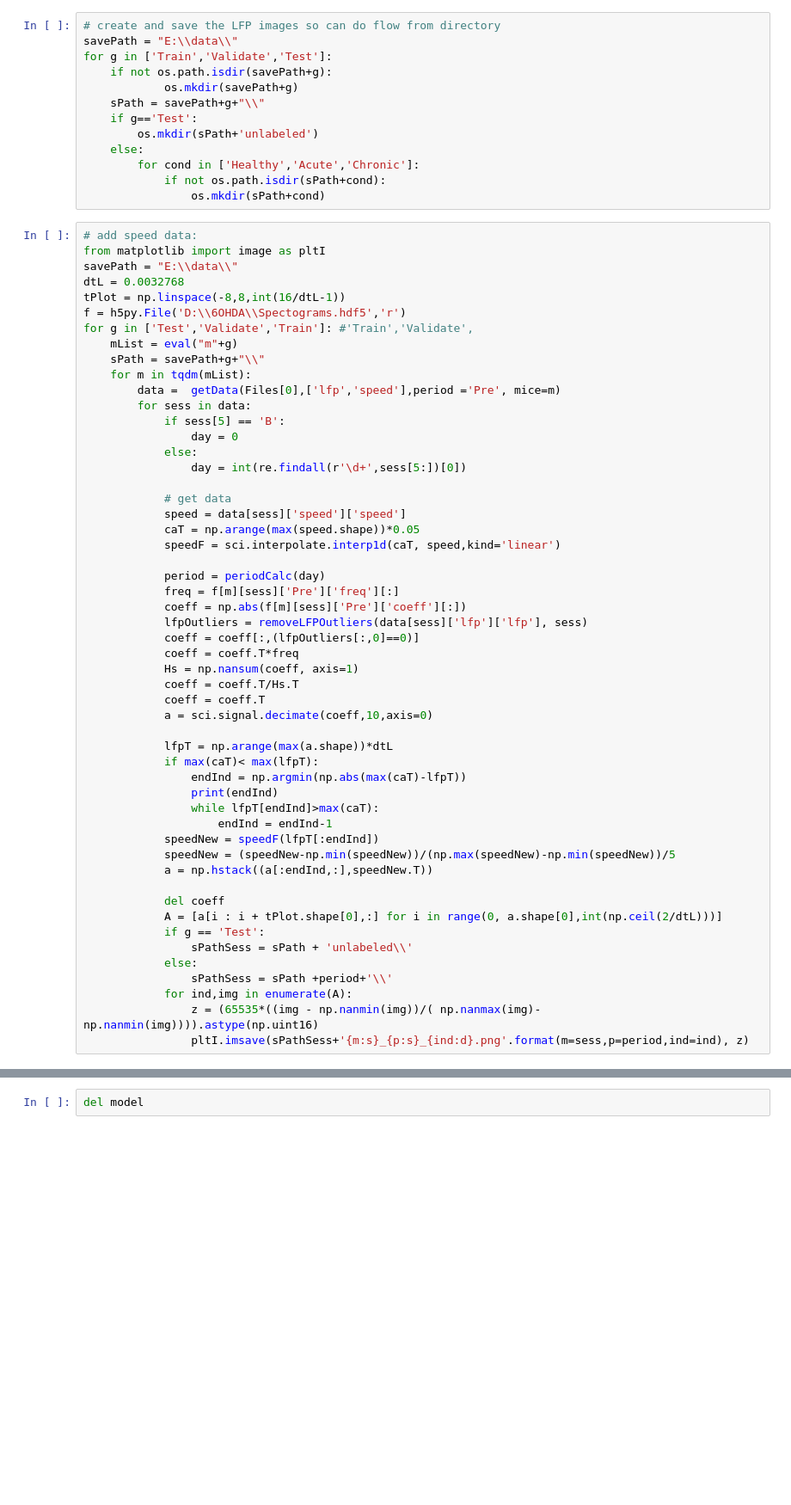
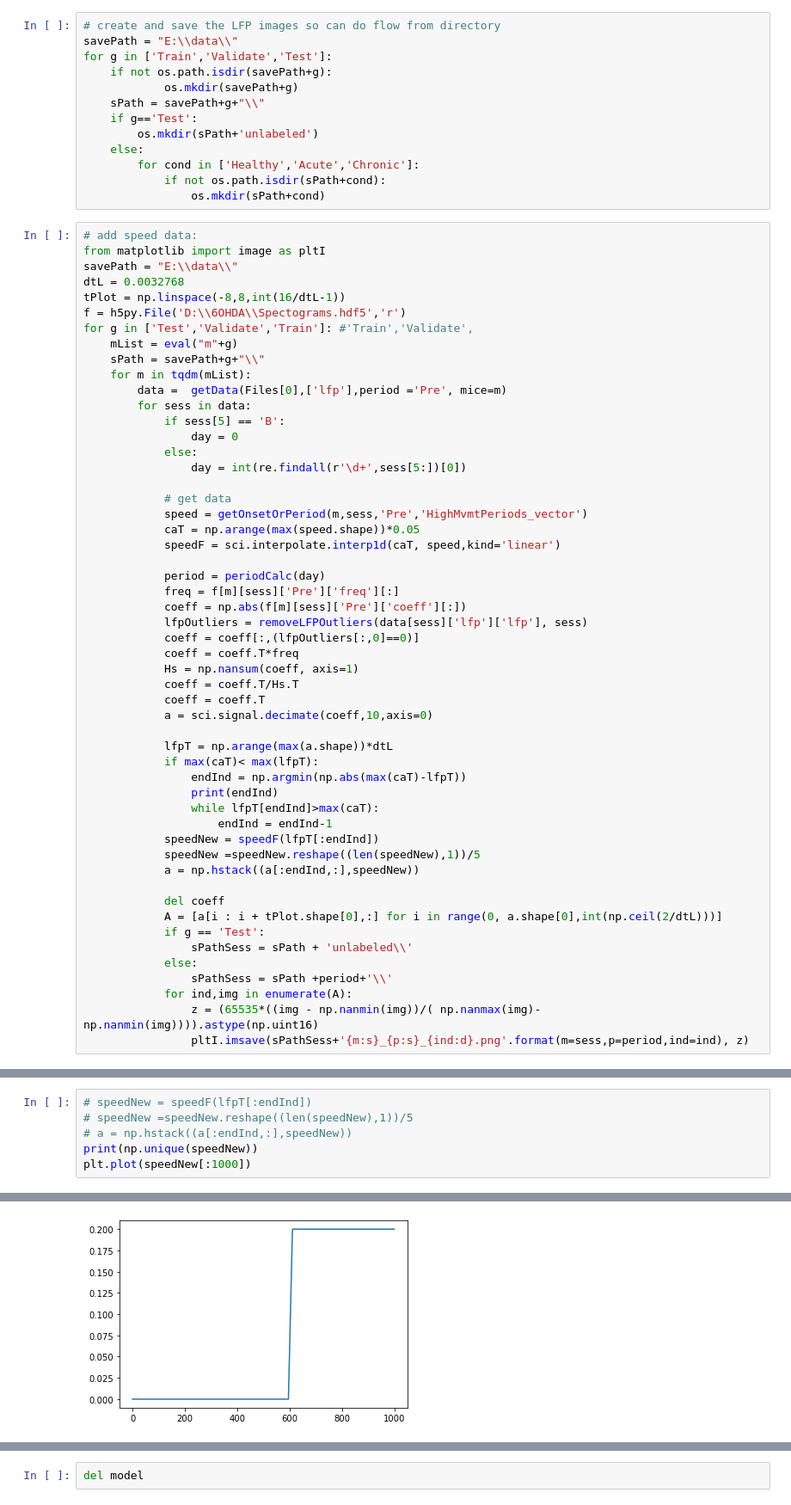
Before and after one commit to dz256/NN, a Jupyter notebook: neural nets - only LFP -.ipynb, the cells around one changed output, grey strips where cells are left out. Shown at 86% size. Saved outputs shown, nothing was run; the diff lists cells and outputs as text; blank space fills up the shorter version.

```diff
--- a/neural nets - only LFP -.ipynb
+++ b/neural nets - only LFP -.ipynb
@@ -106,7 +106,7 @@ for g in ['Test','Validate','Train']: #'Train','Validate',
     mList = eval("m"+g)
     sPath = savePath+g+"\\"
     for m in tqdm(mList):
-        data =  getData(Files[0],['lfp','speed'],period ='Pre', mice=m)
+        data =  getData(Files[0],['lfp'],period ='Pre', mice=m)
         for sess in data:
             if sess[5] == 'B':
                 day = 0
@@ -114,7 +114,7 @@ for g in ['Test','Validate','Train']: #'Train','Validate',
                 day = int(re.findall(r'\d+',sess[5:])[0])
 
             # get data
-            speed = data[sess]['speed']['speed']
+            speed = getOnsetOrPeriod(m,sess,'Pre','HighMvmtPeriods_vector')
             caT = np.arange(max(speed.shape))*0.05
             speedF = sci.interpolate.interp1d(caT, speed,kind='linear')
 
@@ -136,8 +136,8 @@ for g in ['Test','Validate','Train']: #'Train','Validate',
                 while lfpT[endInd]>max(caT):
                     endInd = endInd-1
             speedNew = speedF(lfpT[:endInd])
-            speedNew = (speedNew-np.min(speedNew))/(np.max(speedNew)-np.min(speedNew))/5
-            a = np.hstack((a[:endInd,:],speedNew.T))
+            speedNew =speedNew.reshape((len(speedNew),1))/5
+            a = np.hstack((a[:endInd,:],speedNew))
 
             del coeff
             A = [a[i : i + tPlot.shape[0],:] for i in range(0, a.shape[0],int(np.ceil(2/dtL)))]
@@ -328 +319,8 @@ cleaning up speed data
 ... (4 outputs left out)
+# %%
+# speedNew = speedF(lfpT[:endInd])
+# speedNew =speedNew.reshape((len(speedNew),1))/5
+# a = np.hstack((a[:endInd,:],speedNew))
+print(np.unique(speedNew))
+plt.plot(speedNew[:1000])
+# %% [output]
@@ -329,3 +330,4 @@ cleaning up speed data
+[figure, added]
 # %%
 train_datagen = tf.keras.preprocessing.image.ImageDataGenerator(rescale=1./255)#(rescale = 1./65535)
 valid_datagen = tf.keras.preprocessing.image.ImageDataGenerator(rescale=1./255)#(rescale = 1./65535)
```
Also changed, not shown: parts of 26 cells of this notebook, 6 other files.
